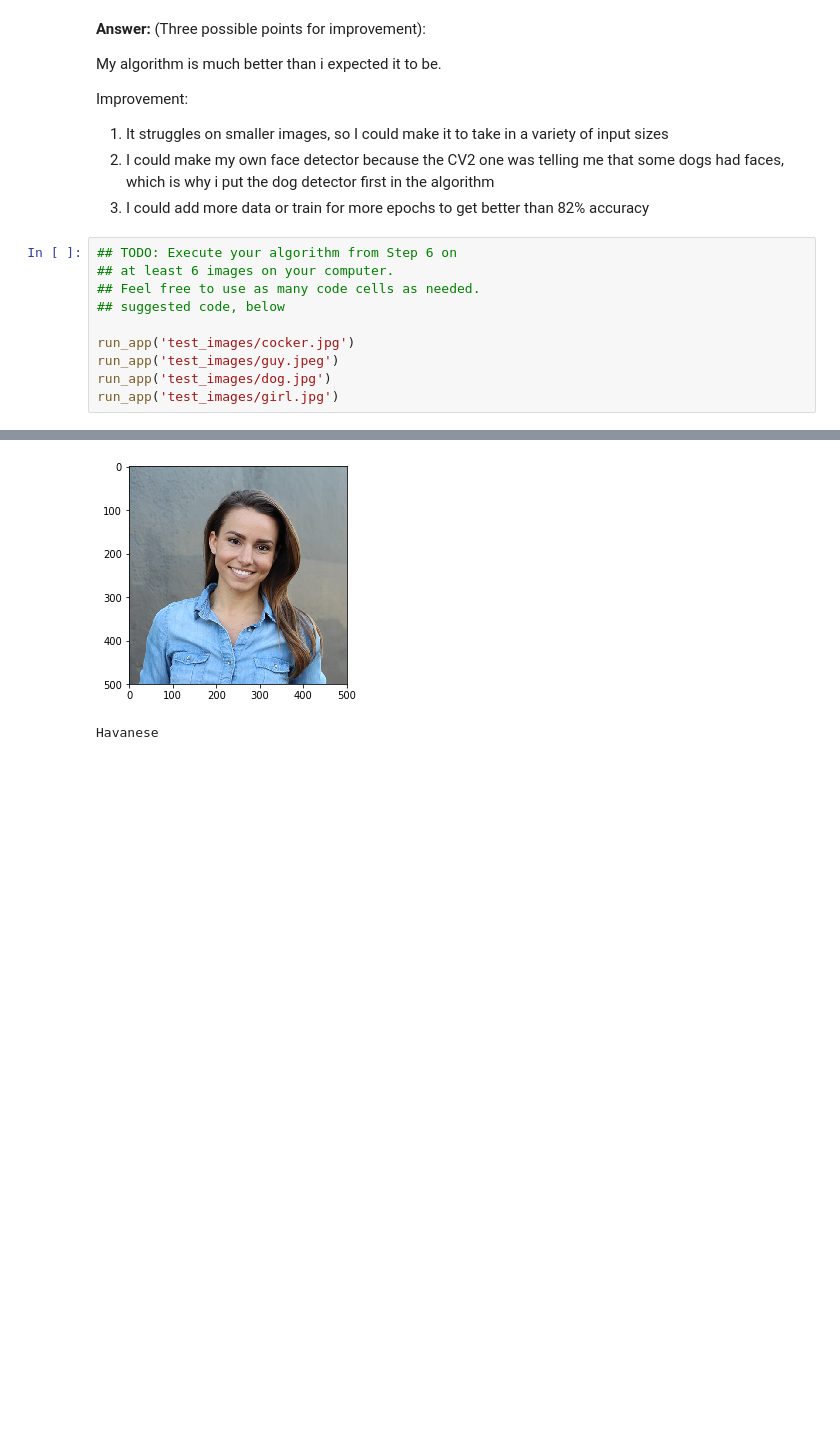
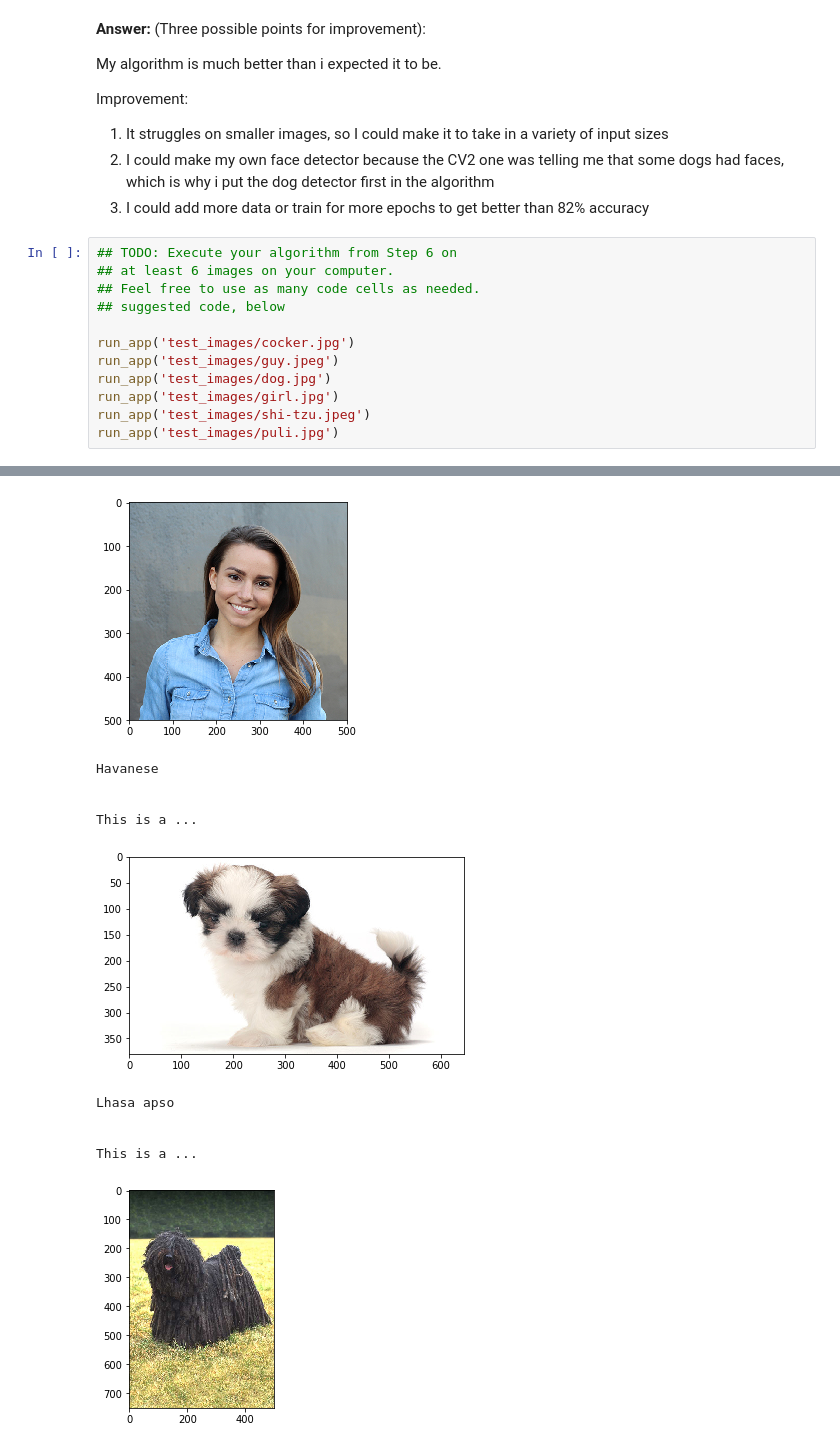
Before and after one commit to ryanbrwr/Dog-Breed-Classification, a Jupyter notebook: dog_app.ipynb, the cells around one changed output, grey strips where cells are left out. Cells and saved outputs as stored; diff of their text form; blank space fills up the shorter version.

Commit message:
test: added more tests to run_app function

```diff
--- a/dog_app.ipynb
+++ b/dog_app.ipynb
@@ -628,30 +628,41 @@ Improvement:
 ## TODO: Execute your algorithm from Step 6 on
 ## at least 6 images on your computer.
 ## Feel free to use as many code cells as needed.
 ## suggested code, below
 
 run_app('test_images/cocker.jpg')
 run_app('test_images/guy.jpeg')
 run_app('test_images/dog.jpg')
 run_app('test_images/girl.jpg')
+run_app('test_images/shi-tzu.jpeg')
+run_app('test_images/puli.jpg')
 # %% [output]
 This is a ...
 [figure]
 English cocker spaniel
 
 
 Hello, human!
 You look like a...
 [figure]
 Silky terrier
 
 
 This is a ...
 [figure]
 Labrador retriever
 
 
 Hello, human!
 You look like a...
 [figure]
 Havanese
+
+
+This is a ...
+[figure, added]
+Lhasa apso
+
+
+This is a ...
+[figure, added]
```
Also changed, not shown: parts of 4 cells of this notebook, 2 other files.
